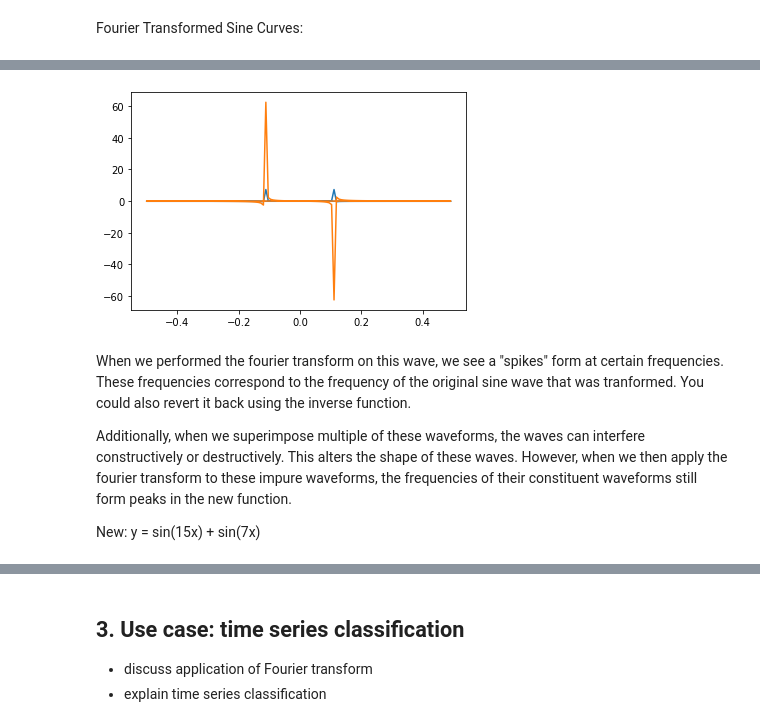
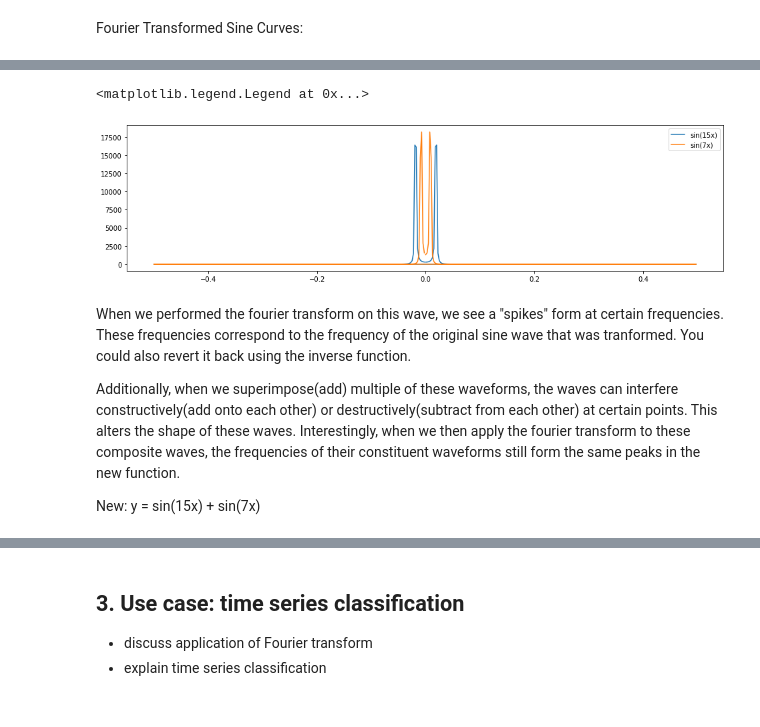
Before and after one commit to TawyeebOS/Time-Series-Analysis-and-Fourier-Transform-Nuffield-Project, a Jupyter notebook: Report-Draft.ipynb, the cells around one changed output, grey strips where cells are left out. Drawn from its saved outputs; the diff is of its cells as text; code cells hidden in the pictures.

```diff
--- a/Report-Draft.ipynb
+++ b/Report-Draft.ipynb
@@ -141,12 +145,15 @@ plt.show()
-# %%
-plt.plot(freq, sp2.real, freq, sp2.imag)
-plt.show()
-# %% [output]
-[figure, removed]
+# %%
+fig, axs = plt.subplots(1, figsize=plt.figaspect(0.25))
+axs.plot(freq, sp1, label="sin(15x)")
+axs.plot(freq, sp2, label="sin(7x)")
+plt.legend()
+# %% [output]
+<matplotlib.legend.Legend at 0x...>
+[figure, added]
 # %% [markdown]
 When we performed the fourier transform on this wave, we see a "spikes" form at certain frequencies. These frequencies correspond to the frequency of the original sine wave that was tranformed. You could also revert it back using the inverse function.
 
-Additionally, when we superimpose multiple of these waveforms, the waves can interfere constructively or destructively. This alters the shape of these waves. However, when we then apply the fourier transform to these impure waveforms, the frequencies of their constituent waveforms still form peaks in the new function.
+Additionally, when we superimpose(add) multiple of these waveforms, the waves can interfere constructively(add onto each other) or destructively(subtract from each other) at certain points. This alters the shape of these waves. Interestingly, when we then apply the fourier transform to these composite waves, the frequencies of their constituent waveforms still form the same peaks in the new function.
 
 New: y = sin(15x) + sin(7x)
 # %%
```
Also changed, not shown: parts of 33 cells of this notebook, 1 other file.
